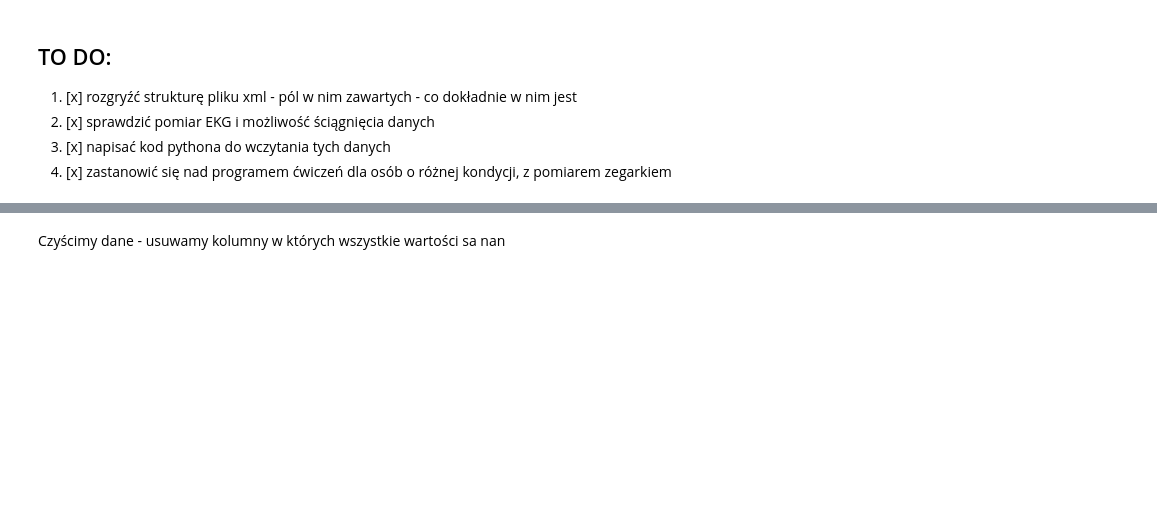
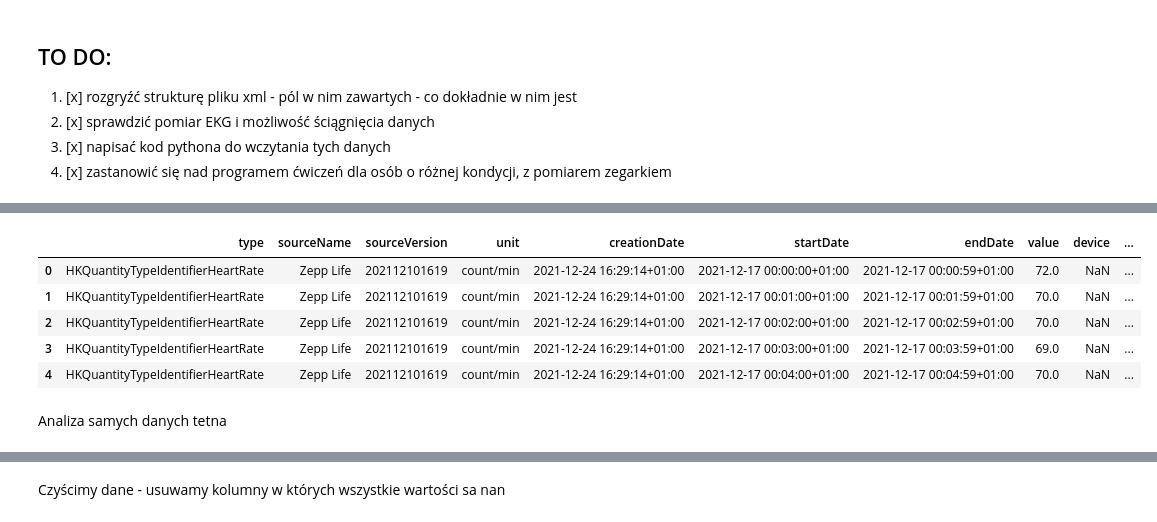
Before and after one commit to mat787/HealthAnalyzer, a Jupyter notebook: research.ipynb, the cells around one changed output, grey strips where cells are left out. Cells and saved outputs as stored; diff of their text form; code cells hidden in the pictures; blank space fills up the shorter version.

```diff
--- a/research.ipynb
+++ b/research.ipynb
@@ -166,3 +79,4 @@ ODKRYTE TAGI + typy danych
 # %%
-important_tags = moje_dane.keys()
-print(important_tags)
+important_tags = {
+    'Me',"Record", "Workout", "ActivitySummary", "InstantaneousBeatsPerMinute"
+}
@@ -180,19 +92,18 @@ diff_tags = set()
 # Iterujemy po pliku
 for event, elem in ET.iterparse(path, events=("end",)):
     if elem.tag in important_tags:
-        typ = elem.get("type") or elem.tag or elem.get("workoutActivityType") or "Brak podtypu"
+        typ = elem.get("type")  or elem.get("workoutActivityType") or elem.tag
 
         if typ not in diff_types:
             print(f"\n TYP: {typ}")
             print(f"   Atrybuty: {elem.attrib}")
-            diff_types.add(typ)
 
 
             children = list(elem)
             if children:
                 for child in children:
                     print(f"   typ: <{child.tag}> atrybuty: {child.attrib}")
-
+            diff_types.add(typ)
 
 
 
@@ -347 +196,52 @@ SyntaxError: invalid syntax (1622740882.py, line 18)
+# %%
+def load_one_type(file_path, tag_name, type_name=None):
+    """
+    Pobiera dane na podstawie samego tagu (np. 'ActivitySummary') lub tagu i typu (np. 'Record' + 'hr').
+    Chirurgiczna pęseta do eksploracji danych.
+    """
+    health_data = []
+
+    if file_path is None:
+        return "Zła ścieżka pliku"
+
+    context = ET.iterparse(file_path, events=("end",))
+
+    for event, elem in context:
+
+        if elem.tag == tag_name:
+            current_type = elem.get('type') or elem.get('workoutActivityType')
+            if type_name is None or current_type == type_name:
+                record = dict(elem.attrib)
+
+                for child in elem:
+                    if child.tag == "MetadataEntry":
+                        key = child.get('key')
+                        if key is not None:
+                            record[key] = child.get('value')
+                health_data.append(record)
+
+            elem.clear()
+
+    if health_data:
+        df = pd.DataFrame(health_data)
+        if 'value' in df.columns:
+            df['value'] = pd.to_numeric(df['value'], errors='coerce')
+        for date_col in ['startDate', 'endDate', 'creationDate']:
+            if date_col in df.columns:
+                df[date_col] = pd.to_datetime(df[date_col])
+        return df
+    return pd.DataFrame()
+
+
+df_hr = load_one_type(path, 'Record', 'HKQuantityTypeIdentifierHeartRate')
+display(df_hr.head())
+# %% [output]
+|  | type | sourceName | sourceVersion | unit | creationDate | startDate | endDate | value | device | ... |
+| 0 | HKQuantityTypeIdentifierHeartRate | Zepp Life | 202112101619 | count/min | 2021-12-24 16:29:14+01:00 | 2021-12-17 00:00:00+01:00 | 2021-12-17 00:00:59+01:00 | 72.0 | NaN | ... |
+| 1 | HKQuantityTypeIdentifierHeartRate | Zepp Life | 202112101619 | count/min | 2021-12-24 16:29:14+01:00 | 2021-12-17 00:01:00+01:00 | 2021-12-17 00:01:59+01:00 | 70.0 | NaN | ... |
+| 2 | HKQuantityTypeIdentifierHeartRate | Zepp Life | 202112101619 | count/min | 2021-12-24 16:29:14+01:00 | 2021-12-17 00:02:00+01:00 | 2021-12-17 00:02:59+01:00 | 70.0 | NaN | ... |
+| 3 | HKQuantityTypeIdentifierHeartRate | Zepp Life | 202112101619 | count/min | 2021-12-24 16:29:14+01:00 | 2021-12-17 00:03:00+01:00 | 2021-12-17 00:03:59+01:00 | 69.0 | NaN | ... |
+| 4 | HKQuantityTypeIdentifierHeartRate | Zepp Life | 202112101619 | count/min | 2021-12-24 16:29:14+01:00 | 2021-12-17 00:04:00+01:00 | 2021-12-17 00:04:59+01:00 | 70.0 | NaN | ... |
+# %% [markdown]
+Analiza samych danych tetna
 # %%
```
Also changed, not shown: parts of 29 cells of this notebook, 6 other files.
